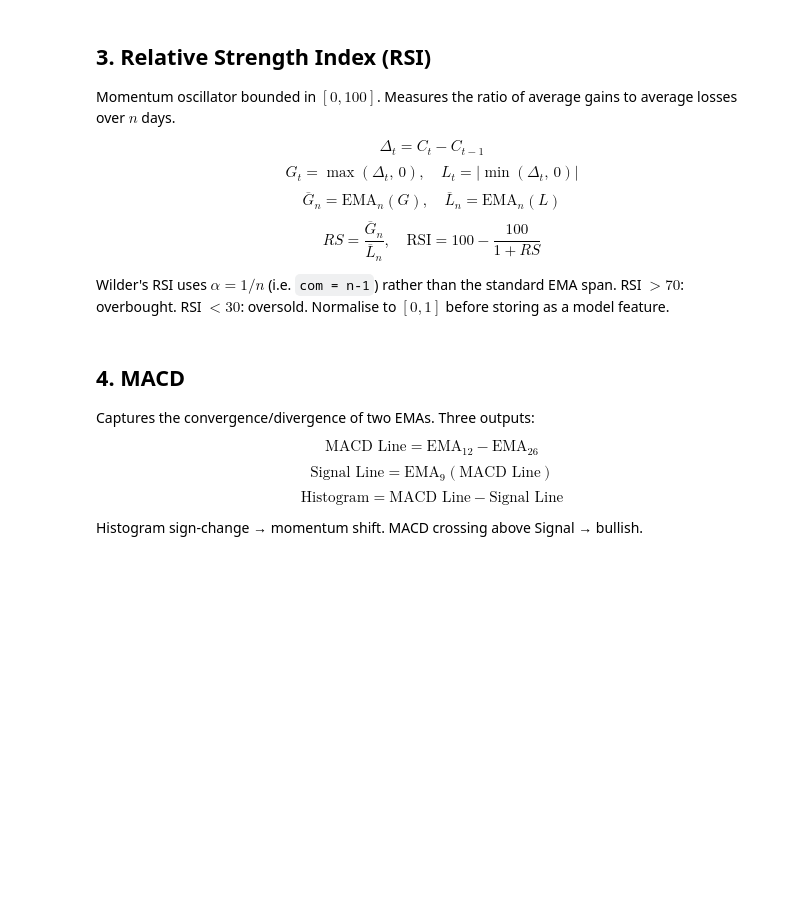
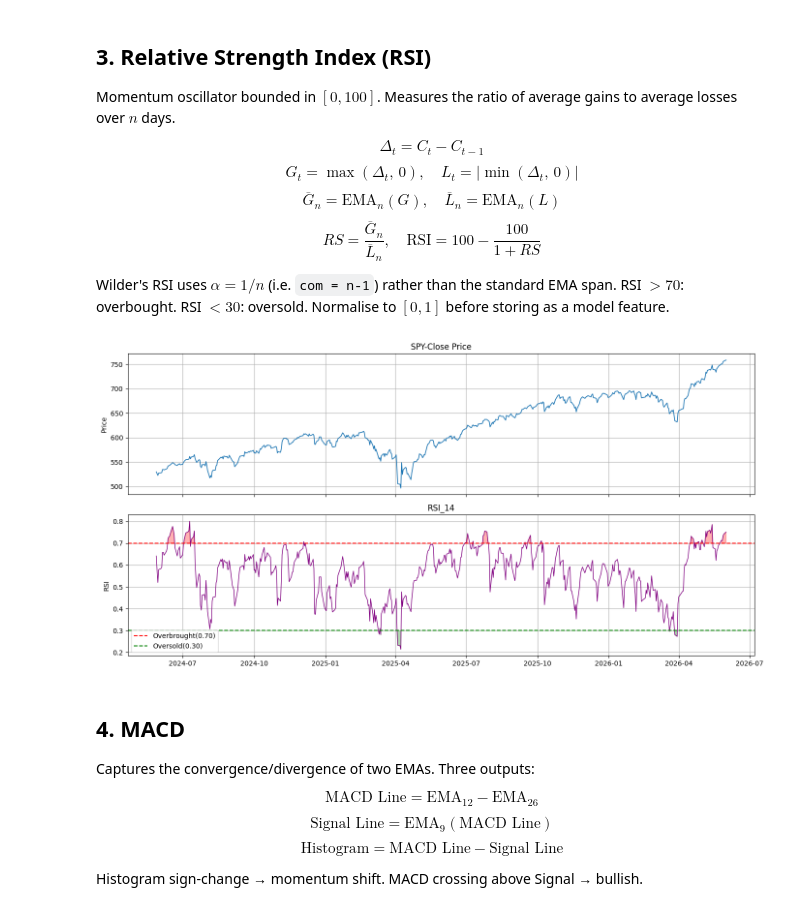
Before and after one commit to Abhinav-pro1003/SOC-Stock-Trading-With-LSTM-And-RL, a Jupyter notebook: Week2/technical_indicators.ipynb, the cells around one changed output. Drawn from its saved outputs; the diff is of its cells as text; code cells hidden in the pictures; blank space fills up the shorter version.

```diff
--- a/Week2/technical_indicators.ipynb
+++ b/Week2/technical_indicators.ipynb
@@ -189,17 +211,39 @@ Wilder's RSI uses $\alpha = 1/n$ (i.e. `com = n-1`) rather than the standard EMA
 # %%
 # TODO 3.1 — Implement RSI with window=14; store normalised (÷100) as 'rsi_14'
 # Use Wilder smoothing: ewm(com=n-1, adjust=False)
-
-# delta    = ...
-# gain     = ...
-# loss     = ...
-# avg_gain = ...
-# avg_loss = ...
-# rs       = ...
-# df['rsi_14'] = ...
+#RSI - measures whether a stock is overbrought or oversold,RSI>0.7(Overbrought) prices may go DOWN soon, RS1<0.3(oversold) prices may go UP soon,RS=0.5(neutral)
+n=14
+#Many gains, few losses → RS high → RSI close to 1.0 → overbought,Many losses, few gains → RS low  → RSI close to 0.0 → oversold,Equal gains and losses → RS = 1  → RSI = 0.50       → neutral
+delta    = close.diff() #claculates daily price change
+gain     = delta.clip(lower=0) #clip(lower=0)-if delta is neagtive answer will be 0
+loss     = (-delta).clip(lower=0)
+avg_gain = gain.ewm(com=n-1,adjust=False).mean() #com-centre of mass-controls how fast the avg. reacts,span is used for regular ema and com is used for wilder ema
+avg_loss = loss.ewm(com=n-1,adjust=False).mean()
+rs       = avg_gain/avg_loss
+df['rsi_14'] = (100-(100/(1+rs)))/100 #converts RS into RSI value,dividing by 100 is for normalisation
 # %%
 # TODO 3.2 — Two-panel chart: close (top) + RSI (bottom), sharex=True
 # Dashed lines at 0.70 and 0.30; shade overbought in light red, oversold in light green
+fig,(ax1,ax2)=plt.subplots(2,1,figsize=(14,7),sharex=True) #ax1-Top Chart(Close),ax2-Bottom (RS1),sharex=True (both chart have same x axis(dates)),plt.subplots(2,1) means to create 2 rows(one chart after another in 1 colmn).
+ax1.plot(df.index[-504:],df['close'][-504:],linewidth=1.2)
+ax1.set_title(f'{SYMBOL}-Close Price')
+ax1.set_ylabel('Price')
+ax1.grid(True)
+ax2.plot(df.index[-504:],df['rsi_14'][-504:],color='purple',linewidth=1)
+ax2.axhline(0.70,color='red',linestyle='--',label='Overbrought(0.70)') #axhline=draw horizonatal line
+ax2.axhline(0.30,color='green',linestyle='--',label='Oversold(0.30)')
+ax2.fill_between(df.index[-504:],0.70,df['rsi_14'][-504:],
+                 where=df['rsi_14'][-504:]>0.70,alpha=0.3,color='red')#alpha=0.3 means 30 percent transparent,0.70-fill from 0.70 line,fill to RSI line
+ax2.fill_between(df.index[-504:],0.30,df['rsi_14'][-504:],
+                 where=df['rsi_14'][-504:]<0.30,alpha=0.3,color='green')
+ax2.set_title('RSI_14')
+ax2.set_ylabel('RSI')
+ax2.legend()
+ax2.grid(True)
+plt.tight_layout()
+plt.show()
+# %% [output]
+[figure, added]
 # %% [markdown]
 ## 4. MACD
 
```
Also changed, not shown: parts of 7 cells of this notebook.
